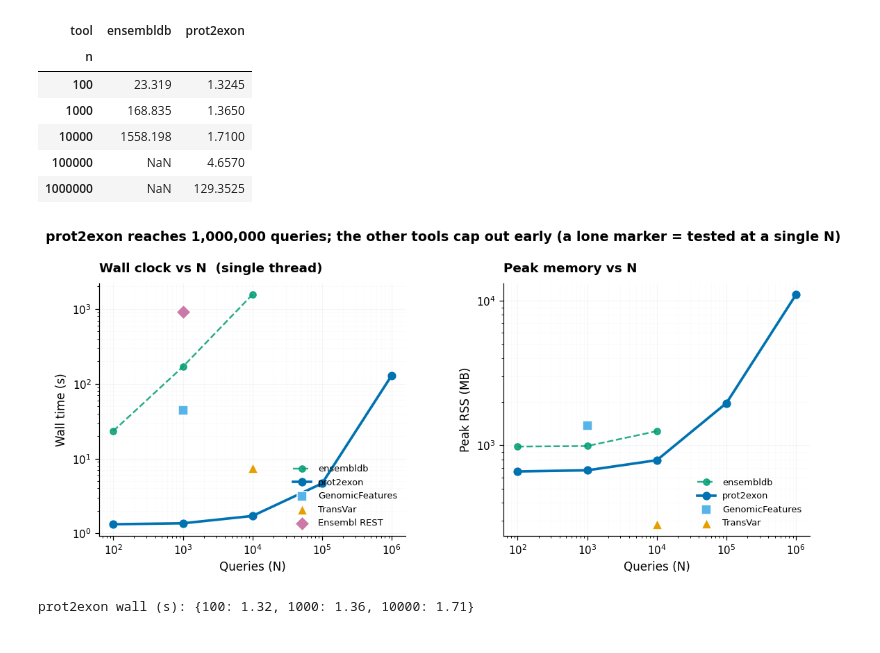
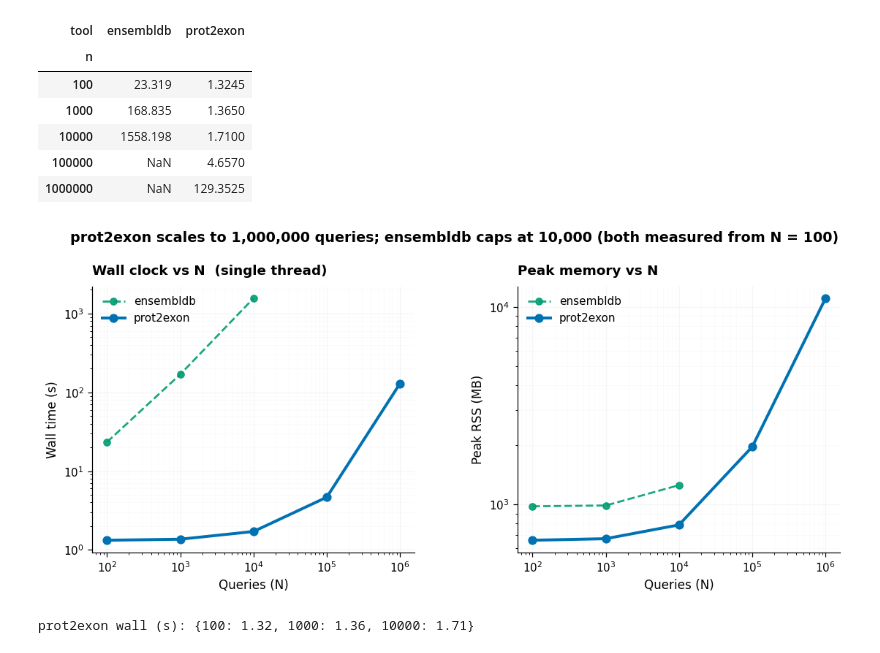
Before and after one commit to SotoLF/fastCDS, a Jupyter notebook: tutorial/reproduce_paper/end_to_end/scaling_and_ram.ipynb, the cells around one changed output. Saved outputs shown, nothing was run; the diff lists cells and outputs as text; code cells hidden in the pictures.

```diff
--- a/tutorial/reproduce_paper/end_to_end/scaling_and_ram.ipynb
+++ b/tutorial/reproduce_paper/end_to_end/scaling_and_ram.ipynb
@@ -114,49 +114,37 @@ agg.pivot(index="n", columns="tool", values="wall_s")
 # %%
 fig, axes = plt.subplots(1, 2, figsize=(12, 4.3),
                          gridspec_kw={'wspace': 0.32})
 tool_palette = {'prot2exon': COLORS['prot2exon'], 'ensembldb': COLORS['ensembldb']}
 
-# Tools with a multi-N curve: prot2exon (to 1M) and ensembldb (to 10K).
+# Two tools with a real scaling curve, both measured from N = 100: prot2exon (to
+# 1M) and ensembldb (to 10K). The other tools are single-N points — they belong
+# in the cross-tool bar chart (software_comparison), not on a scaling axis.
 for tool, sub in agg.groupby("tool"):
     sub = sub.sort_values("n")
     color = tool_palette.get(tool, COLORS['neutral'])
-    style = {'lw': 2.4, 'markersize': 7} if tool == 'prot2exon' \
-        else {'lw': 1.6, 'markersize': 6, 'linestyle': '--', 'alpha': 0.85}
+    style = {'lw': 2.6, 'markersize': 7} if tool == 'prot2exon' \
+        else {'lw': 1.8, 'markersize': 6, 'linestyle': '--', 'alpha': 0.9}
     axes[0].plot(sub["n"], sub["wall_s"], "o-", label=tool, color=color, **style)
     axes[1].plot(sub["n"], sub["peak_rss_mb"], "o-", label=tool, color=color, **style)
-
-# Tools tested at a single N: distinct markers on both panels (RSS where it was
-# recorded; the REST API runs remotely so it has no local-process RSS).
-points = [("GenomicFeatures", 1000, 43.7, 1364, 's'),
-          ("TransVar",        10000, 7.54, 284,  '^'),
-          ("Ensembl REST",    1000, 917.0, None, 'D')]
-pt_colors = {'GenomicFeatures': COLORS['neutral'], 'TransVar': COLORS['transvar'],
-             'Ensembl REST': COLORS['rest']}
-for name, n, w, rss, mk in points:
-    axes[0].scatter([n], [w], color=pt_colors[name], s=95, marker=mk,
-                    zorder=6, edgecolor='white', label=name)
-    if rss is not None:
-        axes[1].scatter([n], [rss], color=pt_colors[name], s=95, marker=mk,
-                        zorder=6, edgecolor='white', label=name)
 
 for ax in axes:
     ax.set_xscale("log"); ax.set_yscale("log")
     ax.set_xlabel("Queries (N)")
     ax.grid(which='major', alpha=0.4, lw=0.7); ax.grid(which='minor', alpha=0.2, lw=0.5)
 axes[0].set_ylabel("Wall time (s)")
 axes[0].set_title("Wall clock vs N  (single thread)", loc='left')
 axes[1].set_ylabel("Peak RSS (MB)")
 axes[1].set_title("Peak memory vs N", loc='left')
-axes[0].legend(loc='lower right', fontsize=8.5, framealpha=0.9)
-axes[1].legend(loc='lower right', fontsize=8.5, framealpha=0.9)
+axes[0].legend(loc='upper left', framealpha=0.9)
+axes[1].legend(loc='upper left', framealpha=0.9)
 
-fig.suptitle("prot2exon reaches 1,000,000 queries; the other tools cap out early "
-             "(a lone marker = tested at a single N)",
+fig.suptitle("prot2exon scales to 1,000,000 queries; ensembldb caps at 10,000 "
+             "(both measured from N = 100)",
              fontsize=12.5, fontweight='semibold', y=1.04)
 fig.tight_layout(rect=[0, 0, 1, 0.97])
 plt.show()
 # %% [output]
-[figure, old version]
+[figure, new version]
 # %%
 # The ~1.3 s floor at low N is one-time index load (~298 MB binary
 # index). Per-query mapping is essentially free until we get to 100k+.
```
Also changed, not shown: parts of 1 cell of this notebook, 2 other files.
